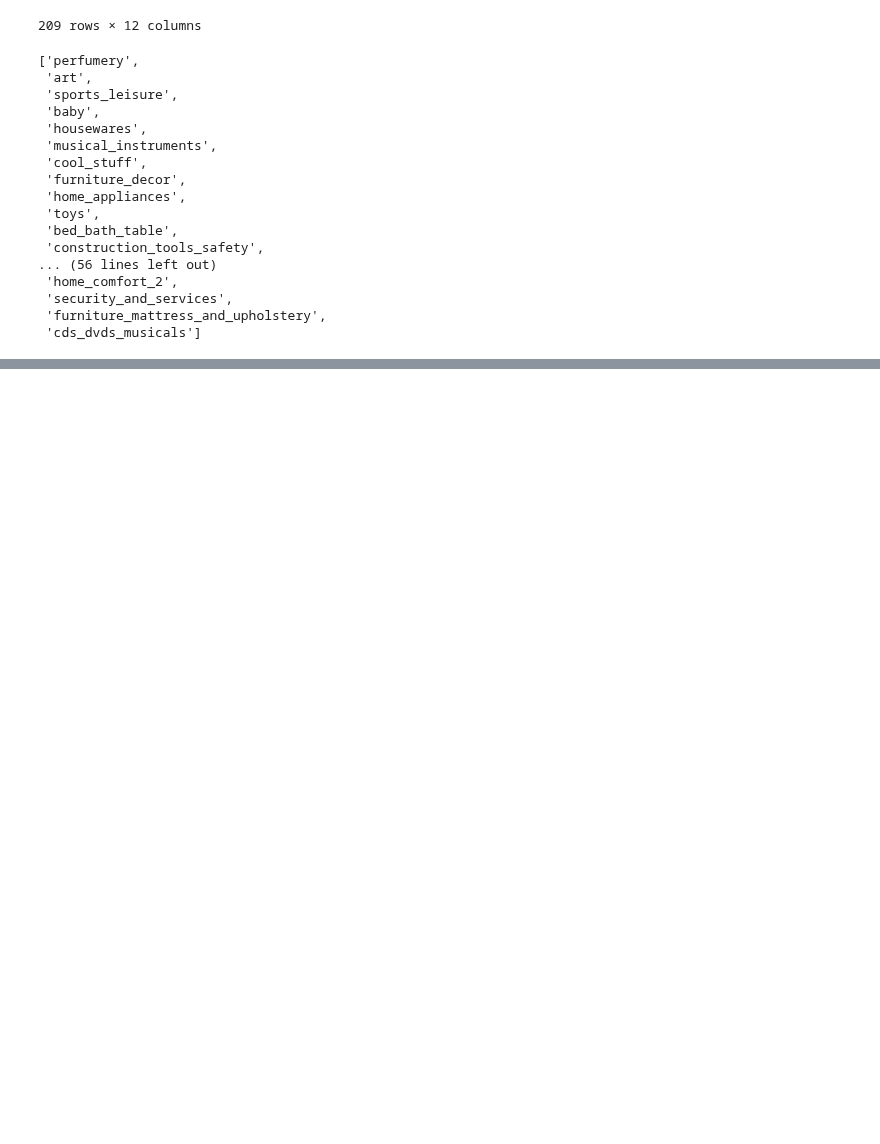
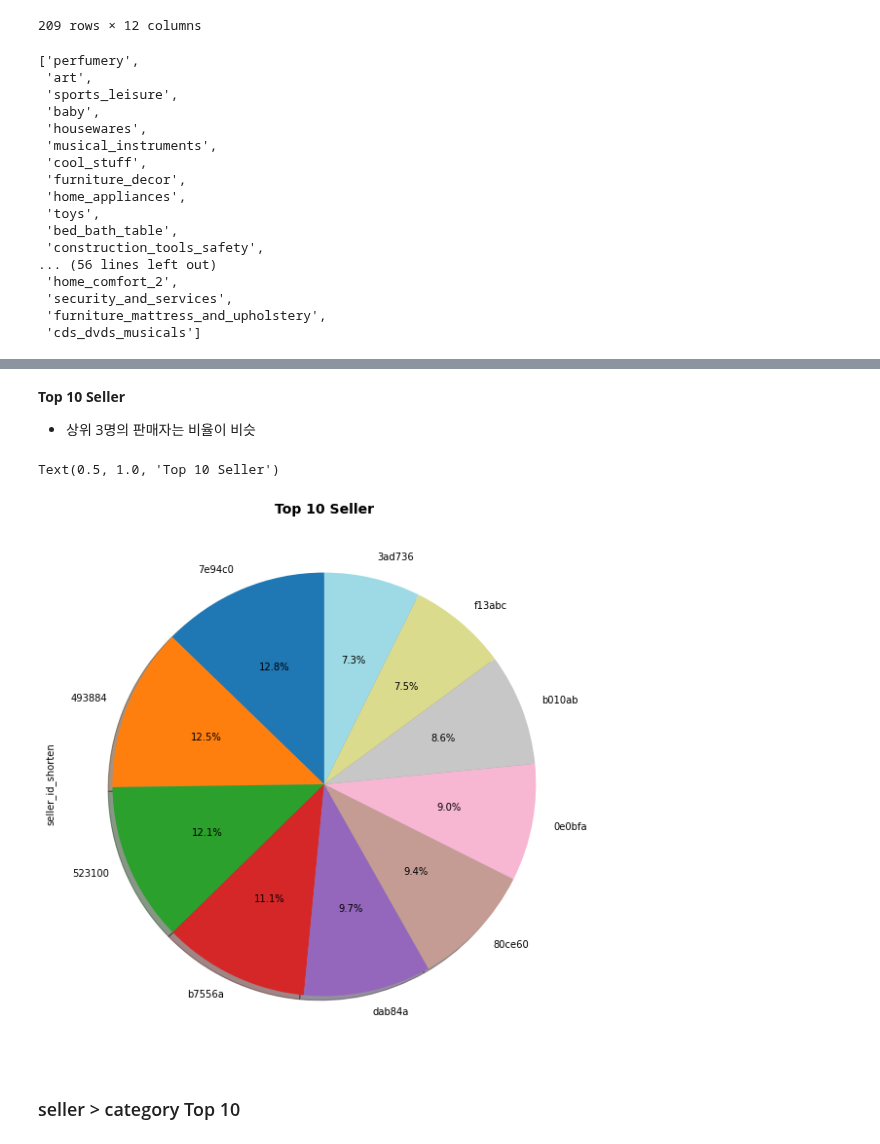
Before and after one commit to hyuuunn/Project, a Jupyter notebook: 1_project/Brazilian E-Commerce_5.ipynb, the cells around one changed output, grey strips where cells are left out. Saved outputs shown, nothing was run; the diff lists cells and outputs as text; code cells hidden in the pictures; blank space fills up the shorter version.

```diff
--- a/1_project/Brazilian E-Commerce_5.ipynb
+++ b/1_project/Brazilian E-Commerce_5.ipynb
@@ -341,0 +451,4 @@ df_orders_delivery['product_category_name'].unique().tolist()
+# %%
+#First seller dataset will be merged with the product orders data.
+seller_products = pd.merge(product_orders, sellers_data, on="seller_id")
+seller_products.info()
@@ -341,0 +484,2 @@ df_orders_delivery['product_category_name'].unique().tolist()
+# %%
+seller_products['seller_id_shorten']=seller_products['seller_id'].str[-6:]
@@ -341,0 +501,13 @@ df_orders_delivery['product_category_name'].unique().tolist()
+# %% [markdown]
+**Top 10 Seller**
+- 상위 3명의 판매자는 비율이 비슷
+# %%
+plt.figure(figsize=(20,10))
+seller_products['seller_id_shorten'].value_counts()[:10].plot.pie(autopct='%1.1f%%',
+        shadow=True, startangle=90, cmap='tab20')
+plt.title("Top 10 Seller",size=14, weight='bold')
+# %% [output]
+Text(0.5, 1.0, 'Top 10 Seller')
+[figure, added]
+# %% [markdown]
+### seller > category Top 10
```
Also changed, not shown: parts of 54 cells of this notebook.
